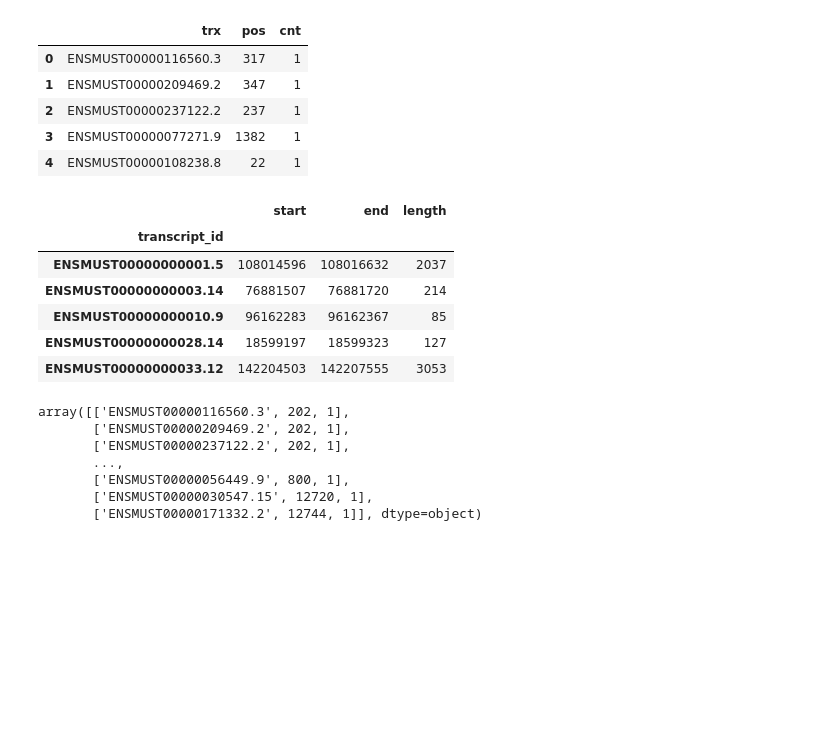
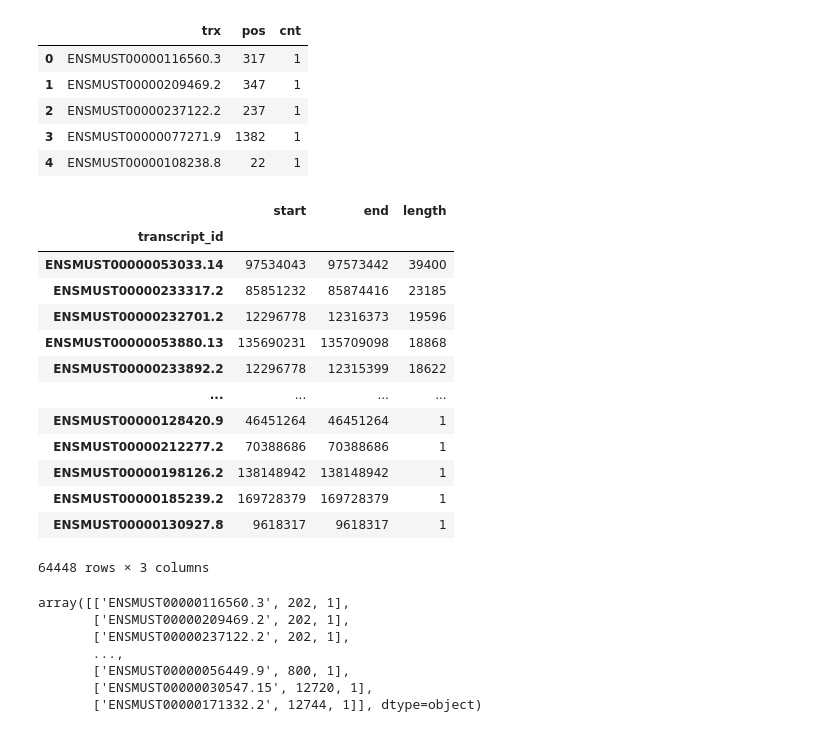
Before and after one commit to kangjunseo/Bioinformatics, a Jupyter notebook: QBioLab_Internship/Mission3.ipynb, the cells around one changed output. Cells and saved outputs as stored; diff of their text form; code cells hidden in the pictures; blank space fills up the shorter version.

```diff
--- a/QBioLab_Internship/Mission3.ipynb
+++ b/QBioLab_Internship/Mission3.ipynb
@@ -271,16 +272,23 @@ CDS_read.head()
 # %%
 utrs = GTF_df2[GTF_df2['feature']=='UTR']
 utr_map = utrs[['transcript_id','start','end']].groupby(by=['transcript_id']).min()
 utr_map['length'] = utr_map['end'] - utr_map['start'] + 1
-utr_map.head()
+utr_map.sort_values(by=['length'], ascending=False)
 # %% [output]
 |  | start | end | length |
 | transcript_id |  |  |  |
-| ENSMUST00000000001.5 | 108014596 | 108016632 | 2037 |
-| ENSMUST00000000003.14 | 76881507 | 76881720 | 214 |
-| ENSMUST00000000010.9 | 96162283 | 96162367 | 85 |
-| ENSMUST00000000028.14 | 18599197 | 18599323 | 127 |
-| ENSMUST00000000033.12 | 142204503 | 142207555 | 3053 |
+| ENSMUST00000053033.14 | 97534043 | 97573442 | 39400 |
+| ENSMUST00000233317.2 | 85851232 | 85874416 | 23185 |
+| ENSMUST00000232701.2 | 12296778 | 12316373 | 19596 |
+| ENSMUST00000053880.13 | 135690231 | 135709098 | 18868 |
+| ENSMUST00000233892.2 | 12296778 | 12315399 | 18622 |
+| ... | ... | ... | ... |
+| ENSMUST00000128420.9 | 46451264 | 46451264 | 1 |
+| ENSMUST00000212277.2 | 70388686 | 70388686 | 1 |
+| ENSMUST00000198126.2 | 138148942 | 138148942 | 1 |
+| ENSMUST00000185239.2 | 169728379 | 169728379 | 1 |
+| ENSMUST00000130927.8 | 9618317 | 9618317 | 1 |
+64448 rows × 3 columns
 # %%
 CDS_np = CDS_read.to_numpy()
 for row in CDS_np:
```
Also changed, not shown: parts of 10 cells of this notebook.
